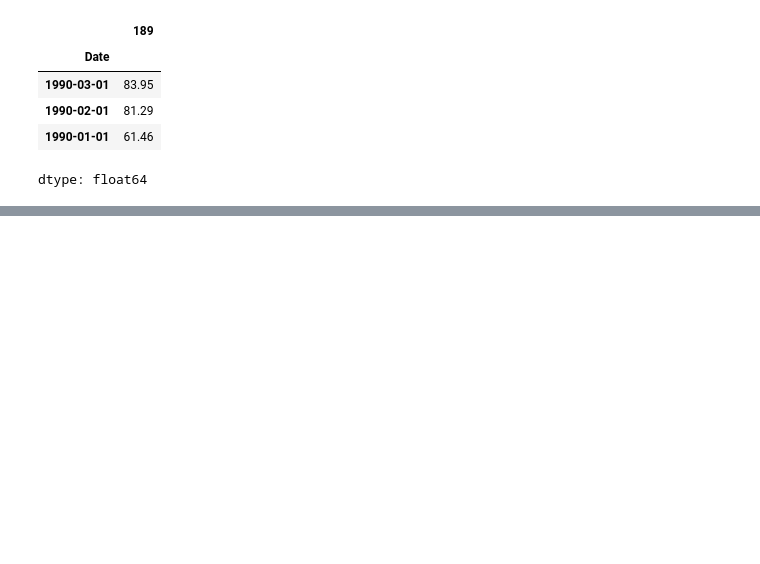
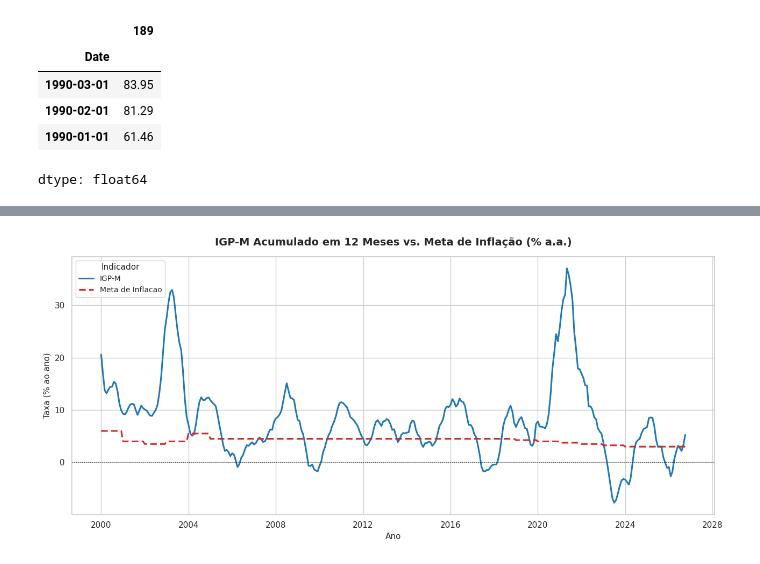
Before and after one commit to rodrigoesborges/conju-python, a Jupyter notebook: GRUPO 4 tabelas (politica monetária) meta de inflação.ipynb, the cells around one changed output, grey strips where cells are left out. Drawn from its saved outputs; the diff is of its cells as text; code cells hidden in the pictures; blank space fills up the shorter version.

```diff
--- a/GRUPO 4 tabelas (politica monetária) meta de inflação.ipynb
+++ b/GRUPO 4 tabelas (politica monetária) meta de inflação.ipynb
@@ -3,4 +2,0 @@
-# %%
-import pandas as pd
-df = pd.read_csv("../ipca_2024.csv")
-print(df)
@@ -12,10 +2,0 @@ print(df)
-# %%
-import pandas as pd
-df = pd.read_csv("../ipca_2024.csv",sep = ",",decimal=".")
-print(df)
-
-df["mes"] = pd.to_datetime(df["mes"])
-
-print(df)
-
-print(df["ipca "].mean())
@@ -146,0 +428,36 @@ print(len(metadeinflacao[metadeinflacao["13521"]<media]))
+# %%
+import matplotlib.pyplot as plt
+import seaborn as sns
+
+# Filtra a partir de 2000 para evitar a distorção da hiperinflação dos anos 1990 no eixo Y
+df_plot = tabela_intermediaria_2[tabela_intermediaria_2['Date'] >= '2000-01-01'].copy()
+
+# Configuração visual
+sns.set_theme(style="whitegrid")
+plt.figure(figsize=(13, 6))
+
+# Plota as duas linhas (IGP-M acumulado em 12 meses vs. Meta de Inflação)
+sns.lineplot(
+    data=df_plot,
+    x='Date',
+    y='valor',
+    hue='indicador',
+    style='indicador',
+    palette={'IGP-M': '#1f77b4', 'Meta de Inflacao': '#d62728'},
+    dashes={'IGP-M': '', 'Meta de Inflacao': (4, 2)},
+    linewidth=2.2
+)
+
+# Linha pontilhada no zero para destacar períodos de deflação
+plt.axhline(0, color='black', linestyle=':', linewidth=1, alpha=0.7)
+
+# Títulos e eixos
+plt.title('IGP-M Acumulado em 12 Meses vs. Meta de Inflação (% a.a.)', fontsize=14, fontweight='bold', pad=15)
+plt.xlabel('Ano', fontsize=11)
+plt.ylabel('Taxa (% ao ano)', fontsize=11)
+plt.legend(title='Indicador', fontsize=10, title_fontsize=11, loc='upper left')
+
+plt.tight_layout()
+plt.show()
+# %% [output]
+[figure, added]
```
Also changed, not shown: parts of 17 cells of this notebook.
